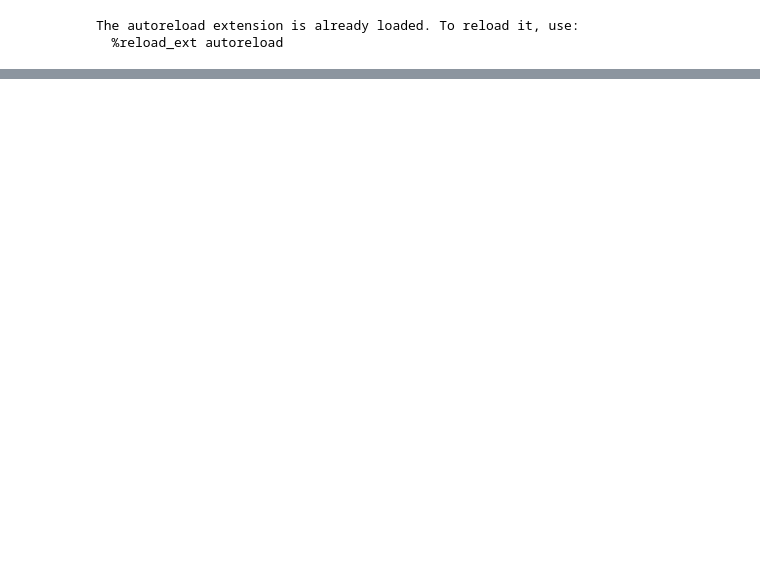
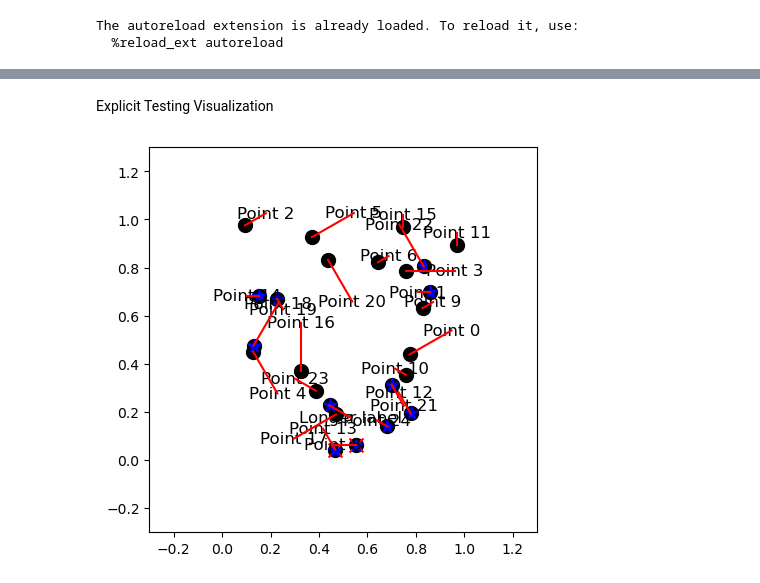
Before and after one commit to AndrewFalkowski/lablr, a Jupyter notebook: demonstration.ipynb, the cells around one changed output, grey strips where cells are left out. Drawn from its saved outputs; the diff is of its cells as text; code cells hidden in the pictures; blank space fills up the shorter version.

```diff
--- a/demonstration.ipynb
+++ b/demonstration.ipynb
@@ -52,0 +66,57 @@ plt.show()
+# %% [markdown]
+Explicit Testing Visualization
+# %%
+rand_gen = np.random.default_rng(42)
+points = rand_gen.uniform(0, 1, (25, 2))
+labels = [f"Point {i}" for i in range(len(points))]
+labels[7] = "Longer label"
+
+allowed_radii = [0.05, 0.1, 0.2]
+allowed_angles = np.linspace(0, 360, 12, endpoint=False)
+
+fig, ax = plt.subplots(figsize=(5, 5))
+
+label_pos = gen_random_label_pos(points, allowed_radii, allowed_angles)
+
+point_energies = calc_label_point_energies(
+    points, label_pos, influence_extent=np.mean(allowed_radii)
+)
+label_energies = calc_label_label_energies(
+    label_pos, influence_extent=np.mean(allowed_radii)
+)
+crossing_energies = calc_crossing_energies(points, label_pos)
+overlap_energies = calc_overlap_energies(points, label_pos, labels, ax=ax)
+
+energies = (
+    point_energies + label_energies + crossing_energies + overlap_energies
+)
+total_energy = np.sum(energies)
+
+crossing = points[crossing_energies > 0]
+overlap = points[overlap_energies > 0]
+
+
+plt.scatter(points[:, 0], points[:, 1], s=100, c="black", zorder=2)
+plt.scatter(crossing[:, 0], crossing[:, 1], s=100, c="red", marker='x', zorder=2)
+plt.scatter(overlap[:, 0], overlap[:, 1], s=100, c="blue", marker='*', zorder=2)
+
+for i, label in enumerate(labels):
+    pos = label_pos[i]
+    ax.text(
+        pos[0],
+        pos[1],
+        label,
+        fontsize=12,
+        ha="center",
+        va="center",
+        zorder=3,
+    )
+
+for i, point in enumerate(points):
+    plt.plot([point[0], label_pos[i, 0]], [point[1], label_pos[i, 1]], c='r', zorder=5)
+
+plt.xlim(-0.3, 1.3)
+plt.ylim(-0.3, 1.3)
+plt.show()
+# %% [output]
+[figure, added]
```
Also changed, not shown: parts of 2 cells of this notebook, 2 other files.
